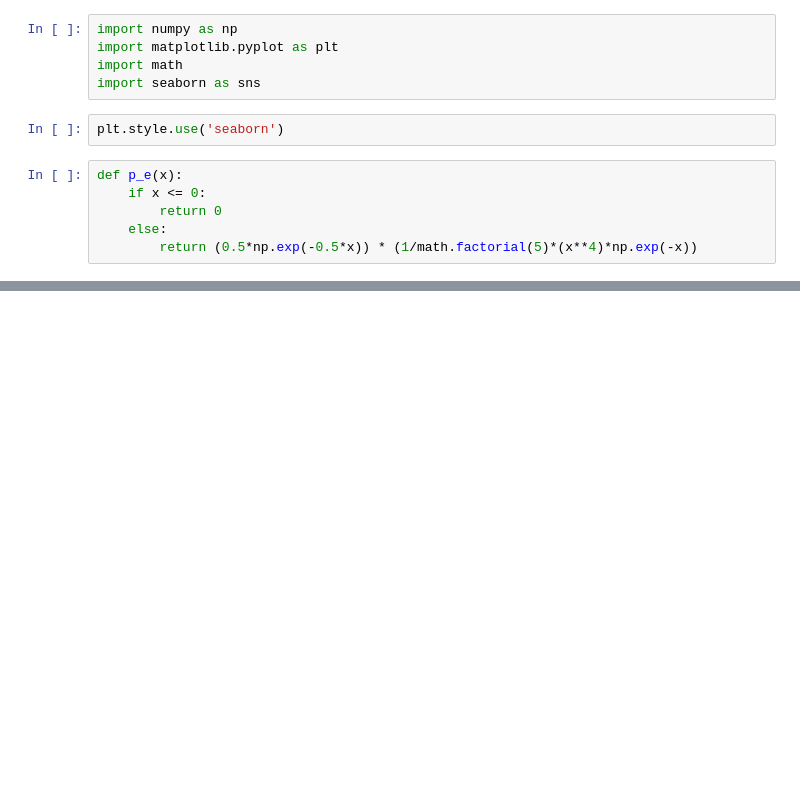
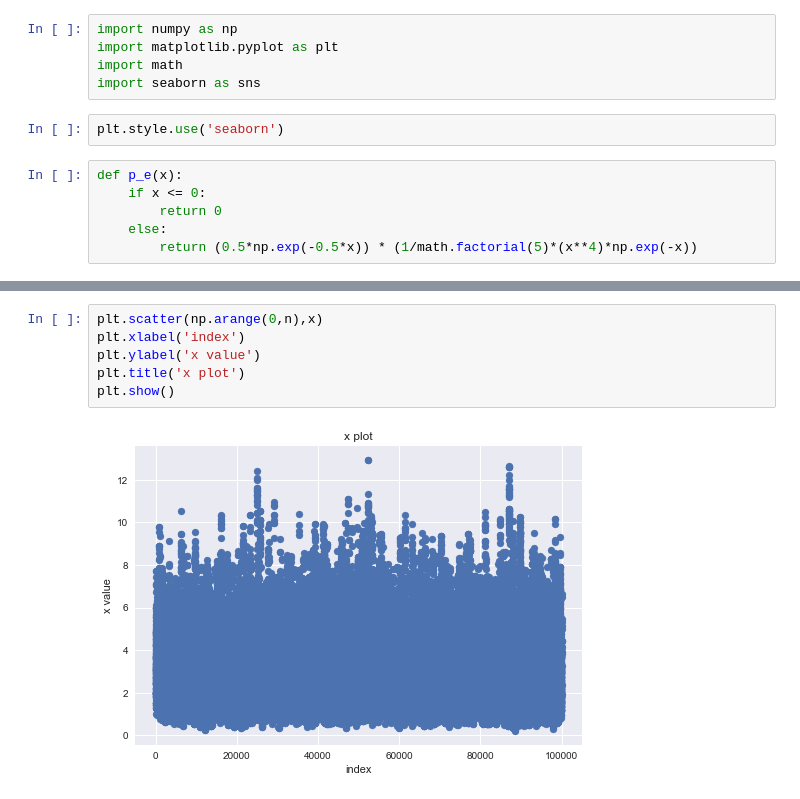
Before and after one commit to fai-huntrakool/OptimizationTIT, a Jupyter notebook: MCMC.ipynb, the cells around one changed output, grey strips where cells are left out. Cells and saved outputs as stored; diff of their text form; blank space fills up the shorter version.

```diff
--- a/MCMC.ipynb
+++ b/MCMC.ipynb
@@ -38,0 +47,8 @@ Text(0.5,1,'Distribution of X')
+# %%
+plt.scatter(np.arange(0,n),x)
+plt.xlabel('index')
+plt.ylabel('x value')
+plt.title('x plot')
+plt.show()
+# %% [output]
+[figure, added]
```
Also changed, not shown: parts of 3 cells of this notebook.
